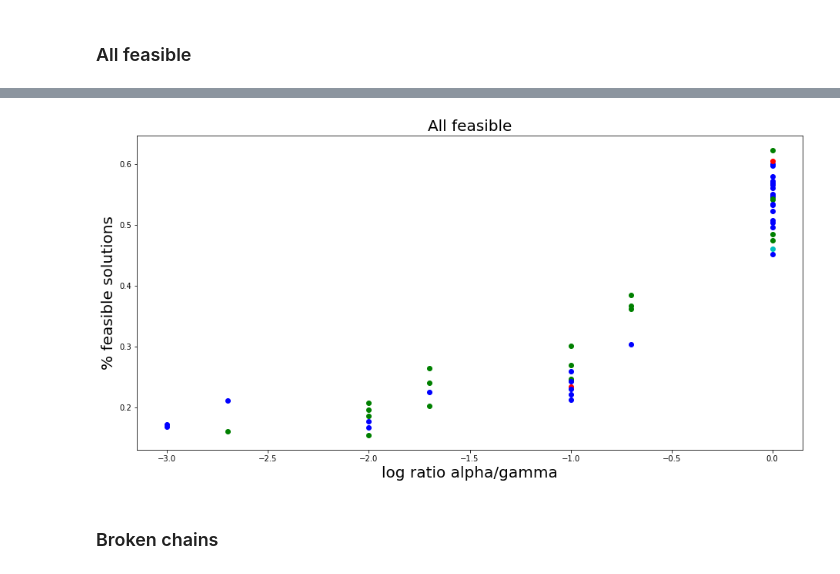
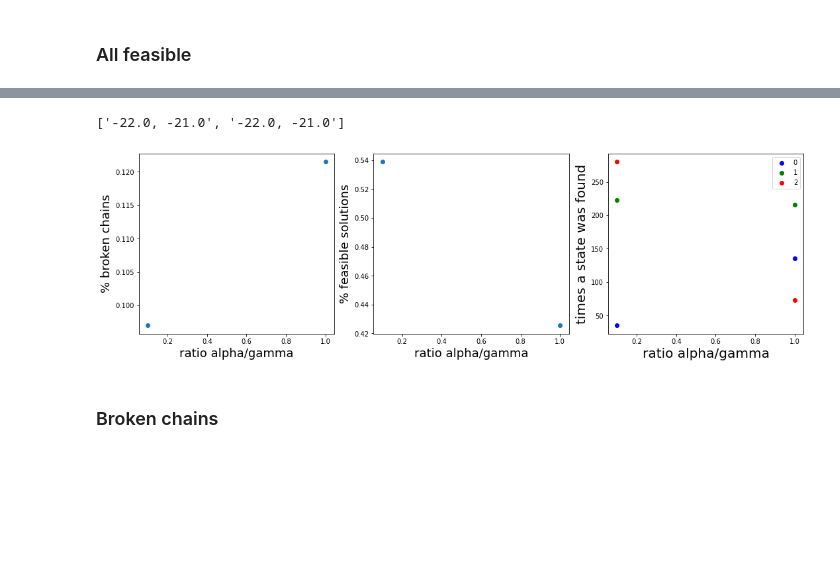
Before and after one commit to cmc-ucl/quantum_computing, a Jupyter notebook: Experiments.ipynb, the cells around one changed output, grey strips where cells are left out. Saved outputs shown, nothing was run; the diff lists cells and outputs as text; code cells hidden in the pictures; blank space fills up the shorter version.

Commit message:
Add plotting analysis

```diff
--- a/Experiments.ipynb
+++ b/Experiments.ipynb
@@ -187,10 +129,13 @@ for filename in os.listdir(directory):
 
 df_results = pd.concat(dataframes)
 # %%
-df_results= df_results[df_results['N atoms'] == 18]
+#df_results= df_results[df_results['N atoms'] == 18]
+df_results= df_results[df_results['num_vacancies'] == 3]
 df_all = df_results[['N atoms','num_vacancies', 'weight_1', 'weight_2', 'lagrange','ratio w/l', 'num_reads',
           'broken_chains','ratio_feasible',
-            'energy_distribution', 'multiplicity','chain_strength']].sort_values(['num_vacancies'])
-df_all[df_all['num_vacancies'] == 1].sort_values(by='ratio_feasible')
+            'energy_distribution', 'multiplicity','chain_strength']]#.sort_values(['num_vacancies'])
+#df_all[df_all['num_vacancies'] == 1].sort_values(by='ratio_feasible')
+df_all[df_all['num_vacancies'] == 3].sort_values(by='ratio w/l')
+#df_all
 # %% [output]
 |  | N atoms | num_vacancies | weight_1 | weight_2 | lagrange | ratio w/l | num_reads | broken_chains | ... |
@@ -260,38 +220,69 @@ ratio_1v_df = b[b['weight_2'] == 0.].sort_values(by='ratio w/l')
+# %%
+bbb['energy_distribution'].to_list()
+# %% [output]
+['-22.0, -21.0', '-22.0, -21.0']
 # %%
 #FEASIBLE
 import matplotlib.pyplot as plt
 
+df_mean = df_all[df_all['weight_1'] == 1.].groupby('ratio w/l').mean()
+
 color = ['b','g','r','c','m','y','k','tab:orange']
-fig, ax = plt.subplots()
 
-c_code = [int(np.log10(lx)) for lx in ratio_1v_df['weight_1'].to_numpy()]
+fig, axs = plt.subplots(1,3,figsize=(18, 5), sharey=False)
 
-index = -1
+x = df_mean.index.values
+y1 = df_mean['broken_chains'].to_numpy()
+y2 = df_mean['ratio_feasible'].to_numpy()
+all_energies = [-20.0, -19.0, -18.0]
+labels = [str(x) for x in range(len(all_energies))]
 
-df = ratio_1v_df
+for n,k in enumerate(x):
+    df_tmp = df_all[df_all['ratio w/l'] == k]
 
-x = df['ratio w/l']
-x = [np.log10(lx) for lx in x.to_numpy()]
-y = df['ratio_feasible']
+    dist_average = np.array([0]*len(all_energies))
+    all_dist = []
+    for j in range(len(df_tmp['energy_distribution'].to_list())):
+        distribution = []
+        for i in all_energies:
+            v_energy = np.array([float(x) for x in df_tmp['energy_distribution'].to_list()[j].split(',')])
+            v_mult = np.array([float(x) for x in df_tmp['multiplicity'].to_list()[j].split(',')])
+            pos = np.where(np.round(v_energy,5) == np.round(i,5))[0]
+            if len(pos) > 0:
+                distribution.append(int(v_mult[pos[0]]))
+            else:
+                distribution.append(0)
+        all_dist.append(distribution)
+    y3 = np.average(np.array(all_dist),axis=0).astype(int)
+    for m,y in enumerate(y3):
+        if n == 0:
+            axs[2].scatter(k, y,label=labels[m],color=color[m])
+        else:
+            axs[2].scatter(k, y,color=color[m])
+axs[2].legend()
 
-for i in range(len(x)):
-    ax.plot(x[i],y[i],'o', color=color[c_code[i]])
+axs[0].scatter(x, y1)
+axs[1].scatter(x, y2)
 
-ax.set_xlabel('log ratio alpha/gamma', fontsize=20)
-ax.set_ylabel('% feasible solutions', fontsize=20)
-ax.set_ybound()
-ax.set_title('All feasible',fontsize=20)
 
-#ax.set_xticks(np.arange(0,18))
+axs[0].set_xlabel('ratio alpha/gamma', fontsize=18)
+axs[1].set_xlabel('ratio alpha/gamma', fontsize=18)
+axs[2].set_xlabel('ratio alpha/gamma', fontsize=20)
+axs[0].set_ylabel('% broken chains', fontsize=18)
+axs[1].set_ylabel('% feasible solutions', fontsize=18)
+axs[2].set_ylabel('times a state was found', fontsize=20)
+#fig.set_title('All feasible',fontsize=20)
+
+#axs[:].set_xticks(np.arange(0,25))
 #ax.set_yticks(np.arange(-50,0,5))
 #plt.xticks(fontsize=12)
 #plt.yticks(fontsize=16)
 
-fig.set_size_inches(15.5, 7.5)
+#fig.set_size_inches(15.5, 7.5)
 
 plt.show()
 # %% [output]
-[figure, old version]
+[figure, new version]
 # %% [markdown]
 ### Broken chains
 # %%
```
Also changed, not shown: parts of 18 cells of this notebook.
